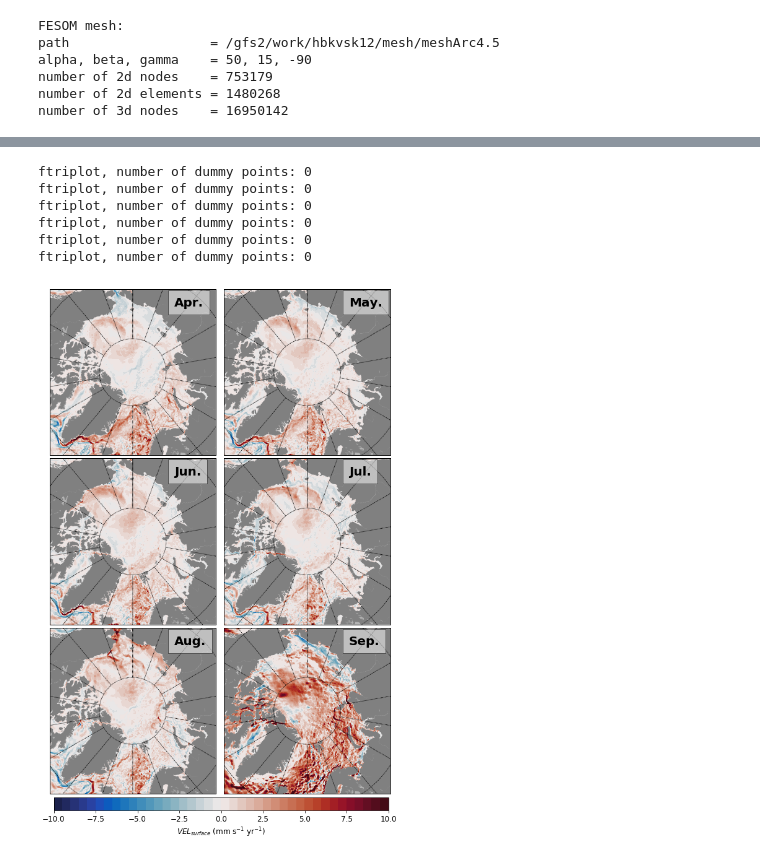
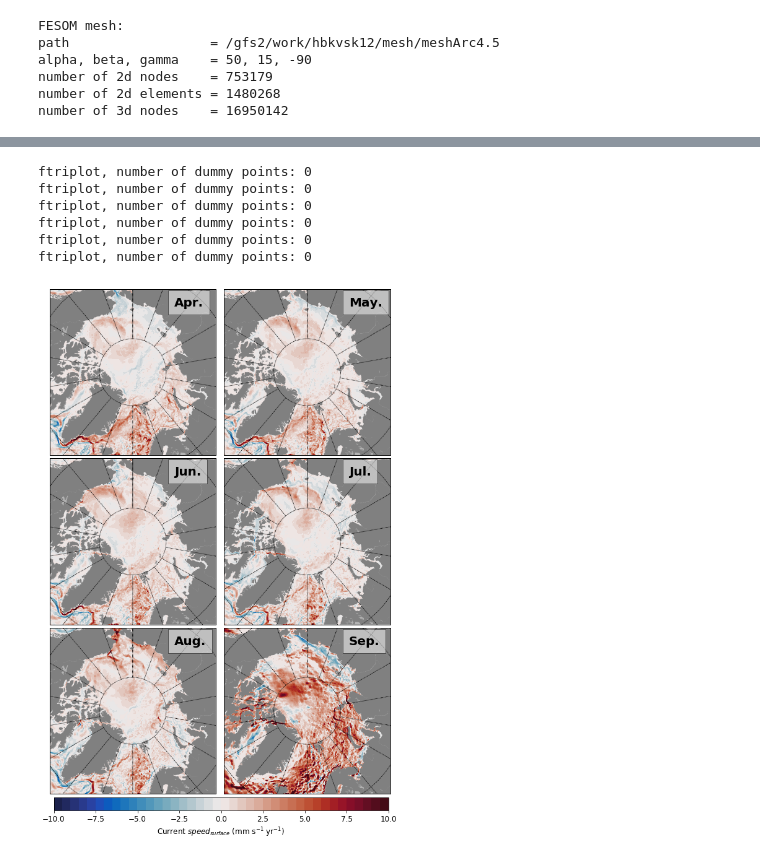
Before and after one commit to LAWTIDEBOY/pyfesom, a Jupyter notebook: codes/trends/plot_map_surface_trend_VELsurf.ipynb, the cells around one changed output, grey strips where cells are left out. Cells and saved outputs as stored; diff of their text form; code cells hidden in the pictures.

```diff
--- a/codes/trends/plot_map_surface_trend_VELsurf.ipynb
+++ b/codes/trends/plot_map_surface_trend_VELsurf.ipynb
@@ -311,32 +311,32 @@ print 'ftriplot, number of dummy points:', len(d)-len(k)
 map = Basemap(projection='nplaea',boundinglat=65,lon_0=0,resolution='l')
 x, y = map(mesh.x2, mesh.y2)
 #map.drawcoastlines()
 plabels=[False,False,False,False]
 mlabels=[False,False,False,False]
 map.drawparallels(np.arange(-80.,81.,20.), labels=plabels)
 map.drawmeridians(np.arange(-180.,181.,20.),labels=mlabels) #[0,1,0,0]
 map.drawmapboundary(fill_color='0.9')
 map.fillcontinents(color='.5',lake_color='.7')
 eps=(contours.max()-contours.min())/100.
 data2[data2<=contours.min()]=contours.min()+eps
 data2[data2>=contours.max()]=contours.max()-eps
 im=plt.tricontourf(x, y, elem2, data2, levels=contours, cmap=cmap, norm=PiecewiseNorm(contours))
 plt.annotate('Sep.', xy=(0.75, 0.9), xycoords='axes fraction', fontsize = 20,
              fontweight = 'bold', bbox={'facecolor': 'white', 'alpha': 0.5, 'pad': 10})
 
 fig.subplots_adjust(right=0.9)
 cbar_ax = fig.add_axes([0.14, 0.1, 0.75, 0.02])
 cb = fig.colorbar(im, cax=cbar_ax, orientation='horizontal')
-cb.set_label(label='$VEL_{surface}$ (mm s$^{-1}$ yr$^{-1}$)', size='large')
+cb.set_label(label='Current $speed_{surface}$ (mm s$^{-1}$ yr$^{-1}$)', size='large')
 cb.ax.tick_params(labelsize='large')
 
 if export_plot == True:
     plt.savefig(savepath+'trend/VELsurf_Climato_'+str(first_year)+'_'+str(last_year)+'.png', dpi = dpicnt, bbox_inches='tight')
 # %% [output]
 ftriplot, number of dummy points: 0
 ftriplot, number of dummy points: 0
 ftriplot, number of dummy points: 0
 ftriplot, number of dummy points: 0
 ftriplot, number of dummy points: 0
 ftriplot, number of dummy points: 0
-[figure, old version]
+[figure, new version]
```
Also changed, not shown: parts of 1 cell of this notebook, 14 other files.
